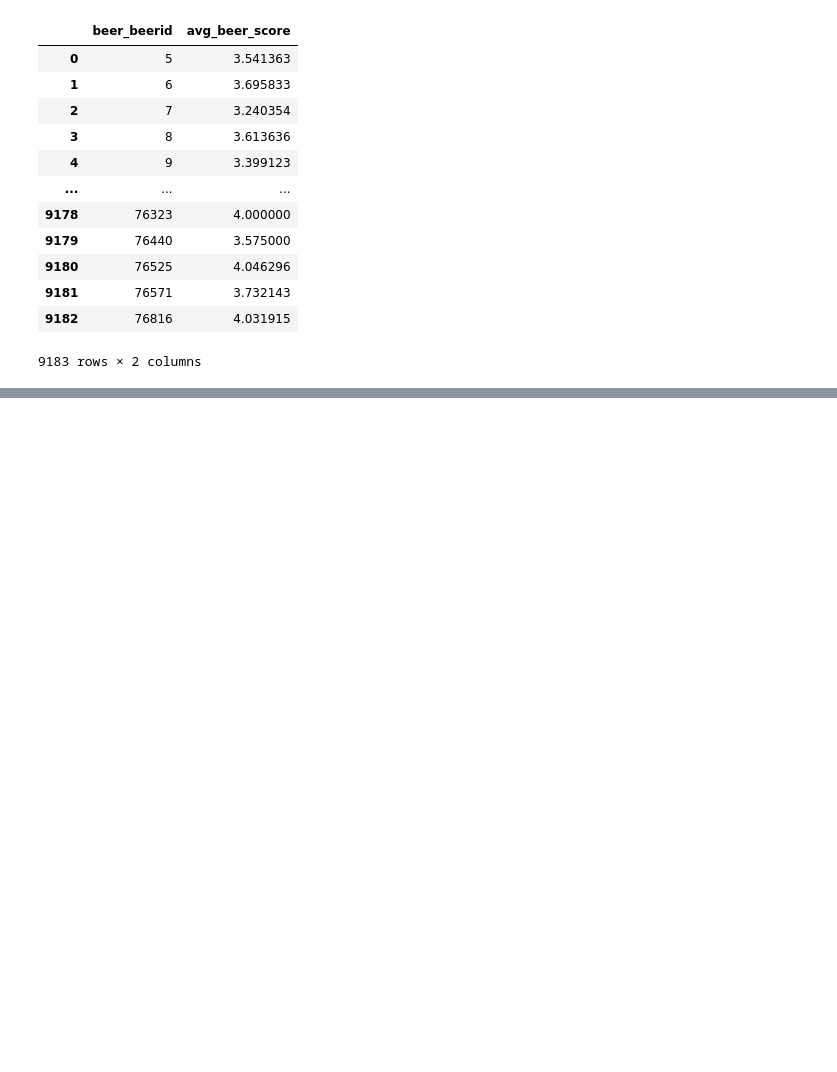
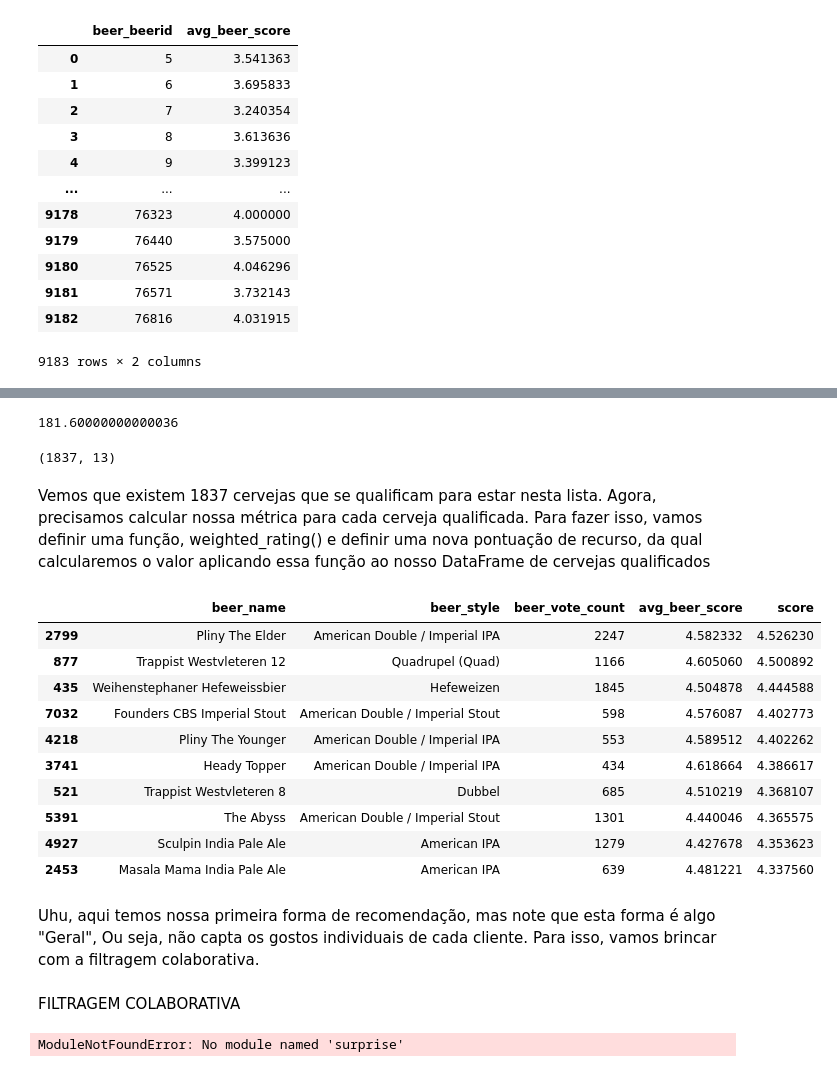
Before and after one commit to arturnovais/pad-recomendacao2023, a Jupyter notebook: pad.ipynb, the cells around one changed output, grey strips where cells are left out. Drawn from its saved outputs; the diff is of its cells as text; code cells hidden in the pictures; blank space fills up the shorter version.

```diff
--- a/pad.ipynb
+++ b/pad.ipynb
@@ -493,0 +512,49 @@ Já temos aqui uma primeira maneira de recomendação, as cervejas mainstream pr
+# %%
+m= dem['beer_vote_count'].quantile(0.8)
+m
+# %% [output]
+181.60000000000036
+# %%
+q_beers = dem.copy().loc[dem['beer_vote_count'] >= m]
+q_beers.shape
+# %% [output]
+(1837, 13)
+# %% [markdown]
+Vemos que existem 1837 cervejas que se qualificam para estar nesta lista. Agora, precisamos calcular nossa métrica para cada cerveja qualificada. Para fazer isso, vamos definir uma função, weighted_rating() e definir uma nova pontuação de recurso, da qual calcularemos o valor aplicando essa função ao nosso DataFrame de cervejas qualificados
+# %%
+def weighted_rating(x, m=m, C=C):
+    v = x['beer_vote_count']
+    R = x['avg_beer_score']
+
+    # Calculation based on the IMDB formula
+    return (v/(v+m) * R) + (m/(m+v) * C)
+# %%
+q_beers['score'] = q_beers.apply(weighted_rating, axis=1)
+# %%
+q_beers = q_beers.sort_values('score', ascending=False)
+# %%
+q_beers[['beer_name','beer_style', 'beer_vote_count', 'avg_beer_score', 'score']].head(10)
+# %% [output]
+|  | beer_name | beer_style | beer_vote_count | avg_beer_score | score |
+| 2799 | Pliny The Elder | American Double / Imperial IPA | 2247 | 4.582332 | 4.526230 |
+| 877 | Trappist Westvleteren 12 | Quadrupel (Quad) | 1166 | 4.605060 | 4.500892 |
+| 435 | Weihenstephaner Hefeweissbier | Hefeweizen | 1845 | 4.504878 | 4.444588 |
+| 7032 | Founders CBS Imperial Stout | American Double / Imperial Stout | 598 | 4.576087 | 4.402773 |
+| 4218 | Pliny The Younger | American Double / Imperial IPA | 553 | 4.589512 | 4.402262 |
+| 3741 | Heady Topper | American Double / Imperial IPA | 434 | 4.618664 | 4.386617 |
+| 521 | Trappist Westvleteren 8 | Dubbel | 685 | 4.510219 | 4.368107 |
+| 5391 | The Abyss | American Double / Imperial Stout | 1301 | 4.440046 | 4.365575 |
+| 4927 | Sculpin India Pale Ale | American IPA | 1279 | 4.427678 | 4.353623 |
+| 2453 | Masala Mama India Pale Ale | American IPA | 639 | 4.481221 | 4.337560 |
+# %% [markdown]
+Uhu, aqui temos nossa primeira forma de recomendação, mas note que esta forma é algo "Geral", Ou seja, não capta os gostos individuais de cada cliente.
+Para isso, vamos brincar com a filtragem colaborativa.
+# %% [markdown]
+FILTRAGEM COLABORATIVA
+# %%
+import surprise
+reader = Reader()
+ratings = pd.read_csv('')
+ratings.head()
+# %% [output]
+ModuleNotFoundError: No module named 'surprise'
```
Also changed, not shown: parts of 12 cells of this notebook.
